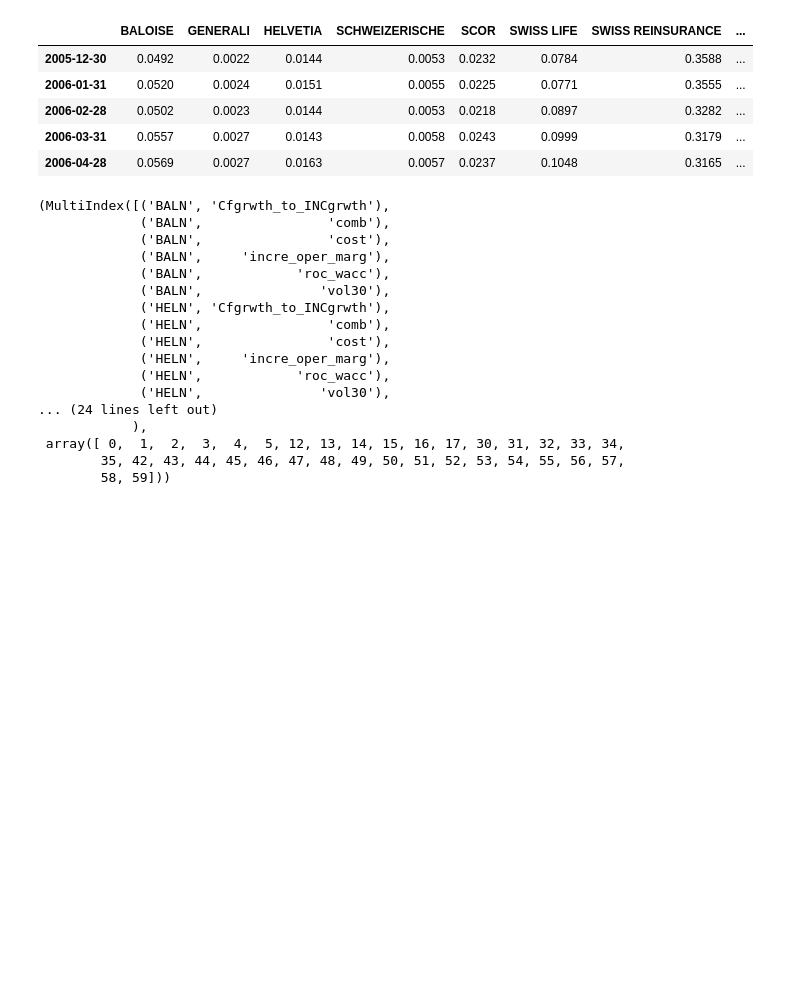
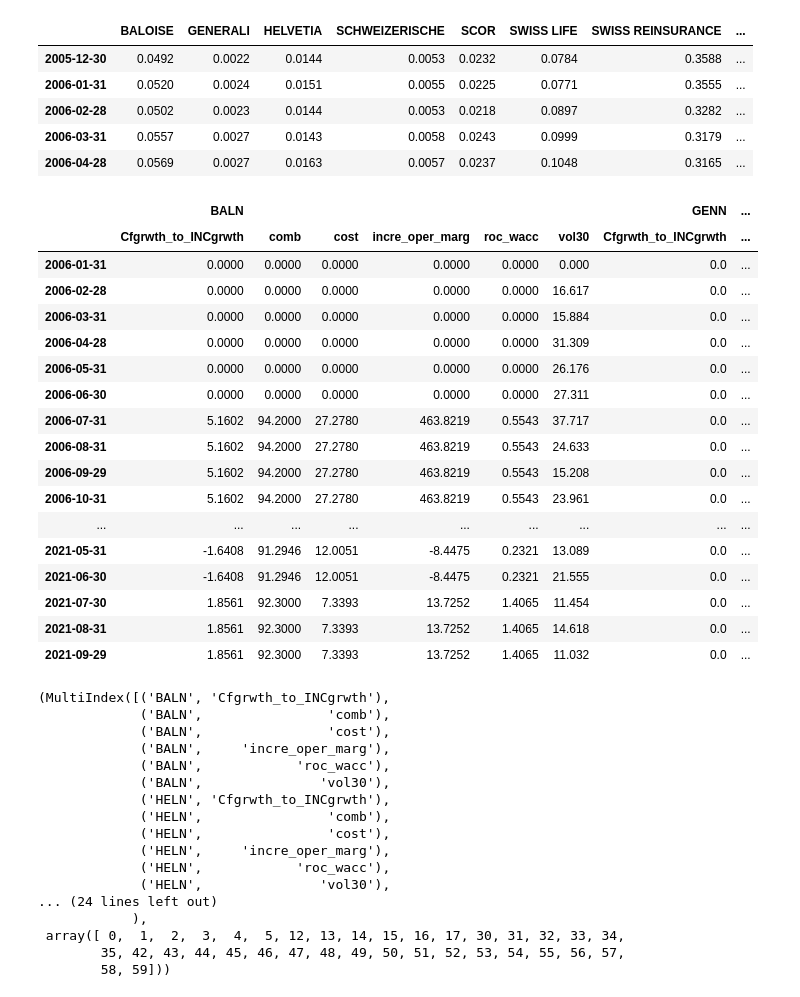
Before and after one commit to lacoupe/BCVS, a Jupyter notebook: SW/sector/sectors_first_draft.ipynb, the cells around one changed output. Cells and saved outputs as stored; diff of their text form; code cells hidden in the pictures; blank space fills up the shorter version.

```diff
--- a/SW/sector/sectors_first_draft.ipynb
+++ b/SW/sector/sectors_first_draft.ipynb
@@ -39,6 +39,27 @@ indice_weight.head()
 | 2006-02-28 | 0.0502 | 0.0023 | 0.0144 | 0.0053 | 0.0218 | 0.0897 | 0.3282 | ... |
 | 2006-03-31 | 0.0557 | 0.0027 | 0.0143 | 0.0058 | 0.0243 | 0.0999 | 0.3179 | ... |
 | 2006-04-28 | 0.0569 | 0.0027 | 0.0163 | 0.0057 | 0.0237 | 0.1048 | 0.3165 | ... |
+# %%
+display(df_X)
+# %% [output]
+|  | BALN |  |  |  |  |  | GENN | ... |
+|  | Cfgrwth_to_INCgrwth | comb | cost | incre_oper_marg | roc_wacc | vol30 | Cfgrwth_to_INCgrwth | ... |
+| 2006-01-31 | 0.0000 | 0.0000 | 0.0000 | 0.0000 | 0.0000 | 0.000 | 0.0 | ... |
+| 2006-02-28 | 0.0000 | 0.0000 | 0.0000 | 0.0000 | 0.0000 | 16.617 | 0.0 | ... |
+| 2006-03-31 | 0.0000 | 0.0000 | 0.0000 | 0.0000 | 0.0000 | 15.884 | 0.0 | ... |
+| 2006-04-28 | 0.0000 | 0.0000 | 0.0000 | 0.0000 | 0.0000 | 31.309 | 0.0 | ... |
+| 2006-05-31 | 0.0000 | 0.0000 | 0.0000 | 0.0000 | 0.0000 | 26.176 | 0.0 | ... |
+| 2006-06-30 | 0.0000 | 0.0000 | 0.0000 | 0.0000 | 0.0000 | 27.311 | 0.0 | ... |
+| 2006-07-31 | 5.1602 | 94.2000 | 27.2780 | 463.8219 | 0.5543 | 37.717 | 0.0 | ... |
+| 2006-08-31 | 5.1602 | 94.2000 | 27.2780 | 463.8219 | 0.5543 | 24.633 | 0.0 | ... |
+| 2006-09-29 | 5.1602 | 94.2000 | 27.2780 | 463.8219 | 0.5543 | 15.208 | 0.0 | ... |
+| 2006-10-31 | 5.1602 | 94.2000 | 27.2780 | 463.8219 | 0.5543 | 23.961 | 0.0 | ... |
+| ... | ... | ... | ... | ... | ... | ... | ... | ... |
+| 2021-05-31 | -1.6408 | 91.2946 | 12.0051 | -8.4475 | 0.2321 | 13.089 | 0.0 | ... |
+| 2021-06-30 | -1.6408 | 91.2946 | 12.0051 | -8.4475 | 0.2321 | 21.555 | 0.0 | ... |
+| 2021-07-30 | 1.8561 | 92.3000 | 7.3393 | 13.7252 | 1.4065 | 11.454 | 0.0 | ... |
+| 2021-08-31 | 1.8561 | 92.3000 | 7.3393 | 13.7252 | 1.4065 | 14.618 | 0.0 | ... |
+| 2021-09-29 | 1.8561 | 92.3000 | 7.3393 | 13.7252 | 1.4065 | 11.032 | 0.0 | ... |
 # %%
 df_X.columns.reindex(today_tickers, level=0)
 # %% [output]
```
Also changed, not shown: 10 other files.
